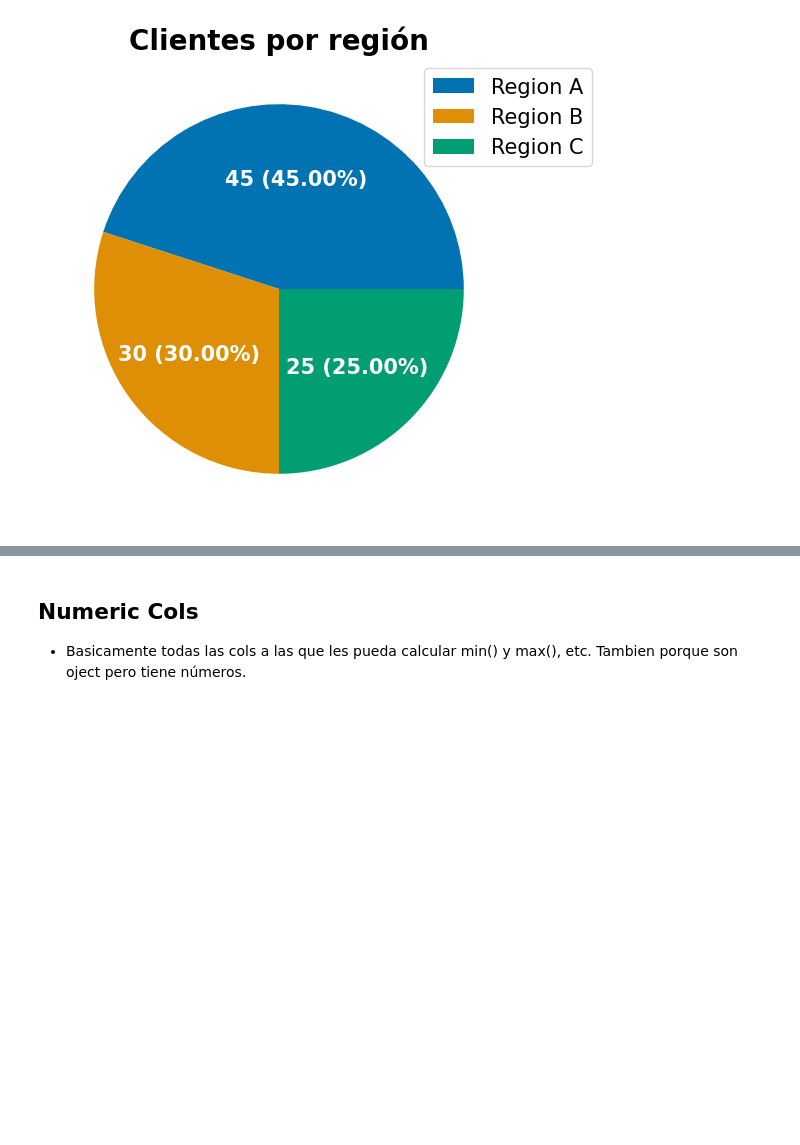
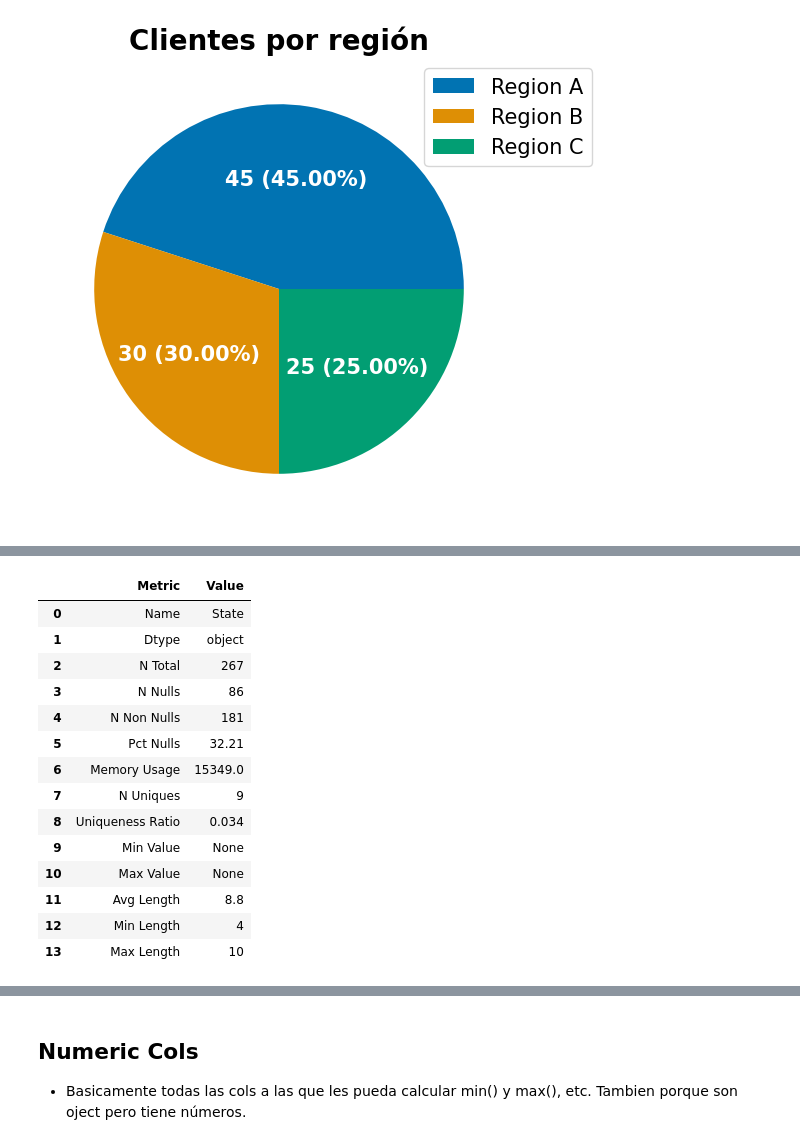
Before and after one commit to jmonti-gh/jm_datascience, a Jupyter notebook: test_jm/test_datascience.ipynb, the cells around one changed output, grey strips where cells are left out. Cells and saved outputs as stored; diff of their text form; code cells hidden in the pictures; blank space fills up the shorter version.

```diff
--- a/test_jm/test_datascience.ipynb
+++ b/test_jm/test_datascience.ipynb
@@ -31,0 +59,21 @@ fig, ax = jm_pandas.plt_piechart(catdf_2, title='Clientes por región')
+# %%
+# print(df.columns)
+df.jm.infomax()
+df['Age at time of purchase'].jm.infomax()
+df['State'].jm.profile()
+# %% [output]
+|  | Metric | Value |
+| 0 | Name | State |
+| 1 | Dtype | object |
+| 2 | N Total | 267 |
+| 3 | N Nulls | 86 |
+| 4 | N Non Nulls | 181 |
+| 5 | Pct Nulls | 32.21 |
+| 6 | Memory Usage | 15349.0 |
+| 7 | N Uniques | 9 |
+| 8 | Uniqueness Ratio | 0.034 |
+| 9 | Min Value | None |
+| 10 | Max Value | None |
+| 11 | Avg Length | 8.8 |
+| 12 | Min Length | 4 |
+| 13 | Max Length | 10 |
```
Also changed, not shown: parts of 13 cells of this notebook, 1 other file.
